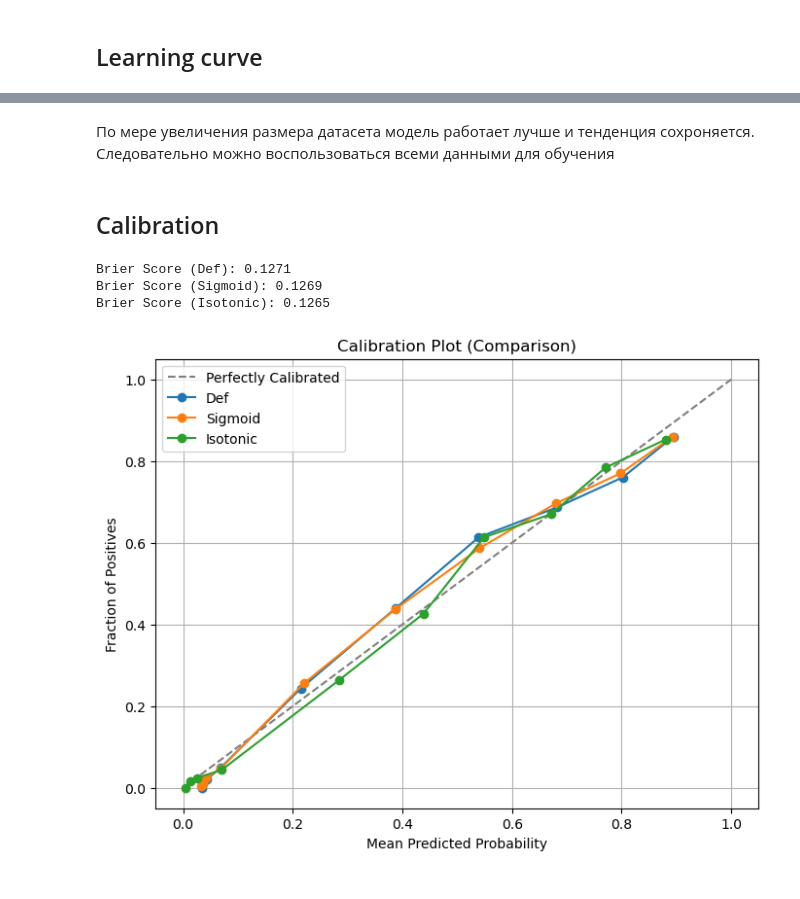
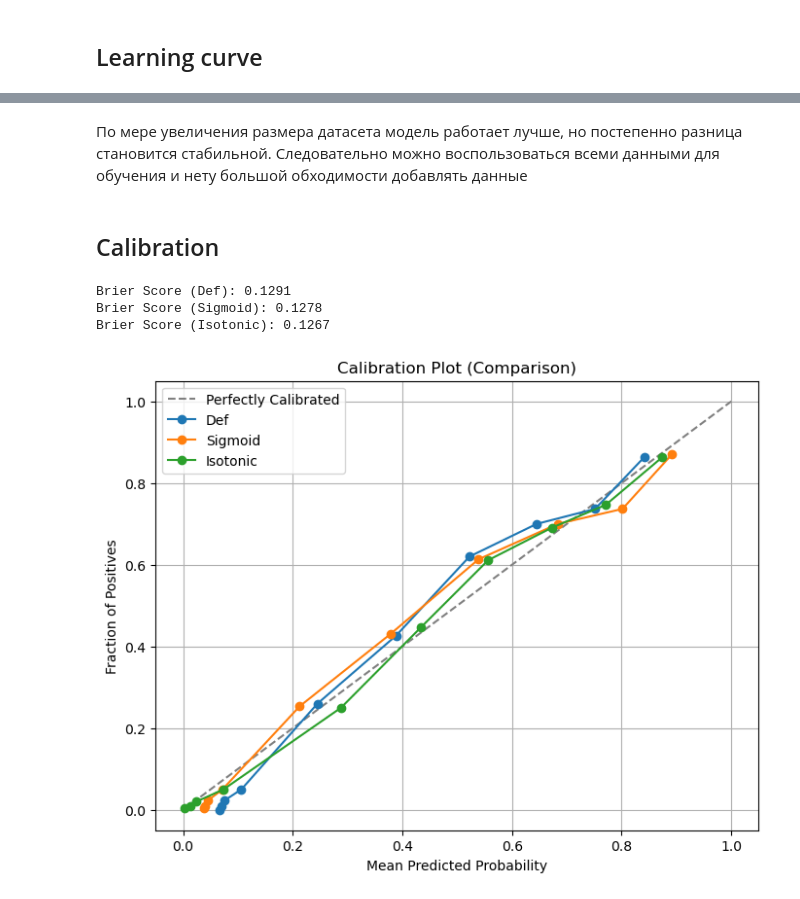
Before and after one commit to MuhammaDIY125/exam5p1, a Jupyter notebook: Analyses.ipynb, the cells around one changed output, grey strips where cells are left out. Drawn from its saved outputs; the diff is of its cells as text; code cells hidden in the pictures.

```diff
--- a/Analyses.ipynb
+++ b/Analyses.ipynb
@@ -1135,0 +1117,3 @@ X_train, X_test, y_train, y_test = train_test_split(X, y, test_size=0.2, stratif
+# %%
+good_features = ['hemoglobin', 'hemoglobin_cat', 'height(cm)', 'height(cm)_cat', 'Gtp', 'Gtp_cat', 'triglyceride']
+bad_features = ['hearing(right)', 'hearing(left)', 'Urine protein', 'Cholesterol_cat']
@@ -1135,0 +1126,2 @@ X_train, X_test, y_train, y_test = train_test_split(X, y, test_size=0.2, stratif
+# %%
+X = train.drop(bad_features+['smoking'], axis=1)
@@ -1135,0 +1207,4 @@ X_train, X_test, y_train, y_test = train_test_split(X, y, test_size=0.2, stratif
+# %%
+X = train[best_features]
+
+X_train, X_test, y_train, y_test = train_test_split(X, y, test_size=0.2, stratify=y, random_state=SEED)
@@ -1220,17 +1309,17 @@ vis.plot_param_importances(study).show()
 # %%
 rf_pipeline = Pipeline([
     ('rf', RandomForestClassifier(criterion='entropy',
-                                  max_depth=18,
-                                  min_samples_split=12,
-                                  min_samples_leaf=3,
-                                  max_features=6,
+                                  max_depth=19,
+                                  min_samples_split=13,
+                                  min_samples_leaf=5,
+                                  max_features=7,
                                   random_state=SEED))
 ])
 
 lr_pipeline = Pipeline([
     ('scaler', StandardScaler()),
     ('poly', PolynomialFeatures(degree=2, include_bias=False)),
-    ('lr', LogisticRegression(C=0.004, random_state=SEED))
+    ('lr', LogisticRegression(C=0.01, random_state=SEED))
 ])
 
 stacking_model = StackingClassifier(
@@ -1238,7 +1327,7 @@ stacking_model = StackingClassifier(
         ('rf_pipeline', rf_pipeline),
         ('lr_pipeline', lr_pipeline)
     ],
-    final_estimator=LogisticRegression(C=0.32, random_state=SEED),
+    final_estimator=LogisticRegression(C=0.02, random_state=SEED),
     cv=skf
 )
 # %% [markdown]
@@ -1274,5 +1363,5 @@ plot_learning_curves(stacking_model, X, y)
 # %% [markdown]
-По мере увеличения размера датасета модель работает лучше и тенденция сохроняется. Следовательно можно воспользоваться всеми данными для обучения
+По мере увеличения размера датасета модель работает лучше, но постепенно разница становится стабильной. Следовательно можно воспользоваться всеми данными для обучения и нету большой обходимости добавлять данные
 # %% [markdown]
 ## Calibration
 # %%
@@ -1289,34 +1378,34 @@ def plot_calibration_curve(y_true, y_probs_list, labels, title):
     plt.grid()
     plt.show()
 # %%
-stacking_model.fit(X_train[columns], y_train)
-y_prob = stacking_model.predict_proba(X_test[columns])[:,1]
+stacking_model.fit(X_train, y_train)
+y_prob = stacking_model.predict_proba(X_test)[:,1]
 brier_def = brier_score_loss(y_test, y_prob)
 print(f"Brier Score (Def): {brier_def:.4f}")
 
 rf_sigmoid = CalibratedClassifierCV(stacking_model, method='sigmoid', cv=skf, n_jobs=-1)
 rf_sigmoid.fit(X_train, y_train)
 y_prob_sigmoid = rf_sigmoid.predict_proba(X_test)[:,1]
 brier_sigmoid = brier_score_loss(y_test, y_prob_sigmoid)
 print(f"Brier Score (Sigmoid): {brier_sigmoid:.4f}")
 
 rf_isotonic = CalibratedClassifierCV(stacking_model, method='isotonic', cv=skf, n_jobs=-1)
 rf_isotonic.fit(X_train, y_train)
 y_prob_isotonic = rf_isotonic.predict_proba(X_test)[:,1]
 brier_isotonic = brier_score_loss(y_test, y_prob_isotonic)
 print(f"Brier Score (Isotonic): {brier_isotonic:.4f}")
 
 plot_calibration_curve(
     y_test,
     [y_prob, y_prob_sigmoid, y_prob_isotonic],
     ['Def', 'Sigmoid', 'Isotonic'],
     'Calibration Plot (Comparison)'
 )
 # %% [output]
-Brier Score (Def): 0.1271
-Brier Score (Sigmoid): 0.1269
-Brier Score (Isotonic): 0.1265
+Brier Score (Def): 0.1291
+Brier Score (Sigmoid): 0.1278
+Brier Score (Isotonic): 0.1267
-[figure, old version]
+[figure, new version]
 # %%
 print('ROC-AUC (def)     ', round(roc_auc_score(y_test, y_prob),5))
 print('ROC-AUC (sigmoid) ', round(roc_auc_score(y_test, y_prob_sigmoid),5))
```
Also changed, not shown: parts of 16 cells of this notebook, 4 other files.
